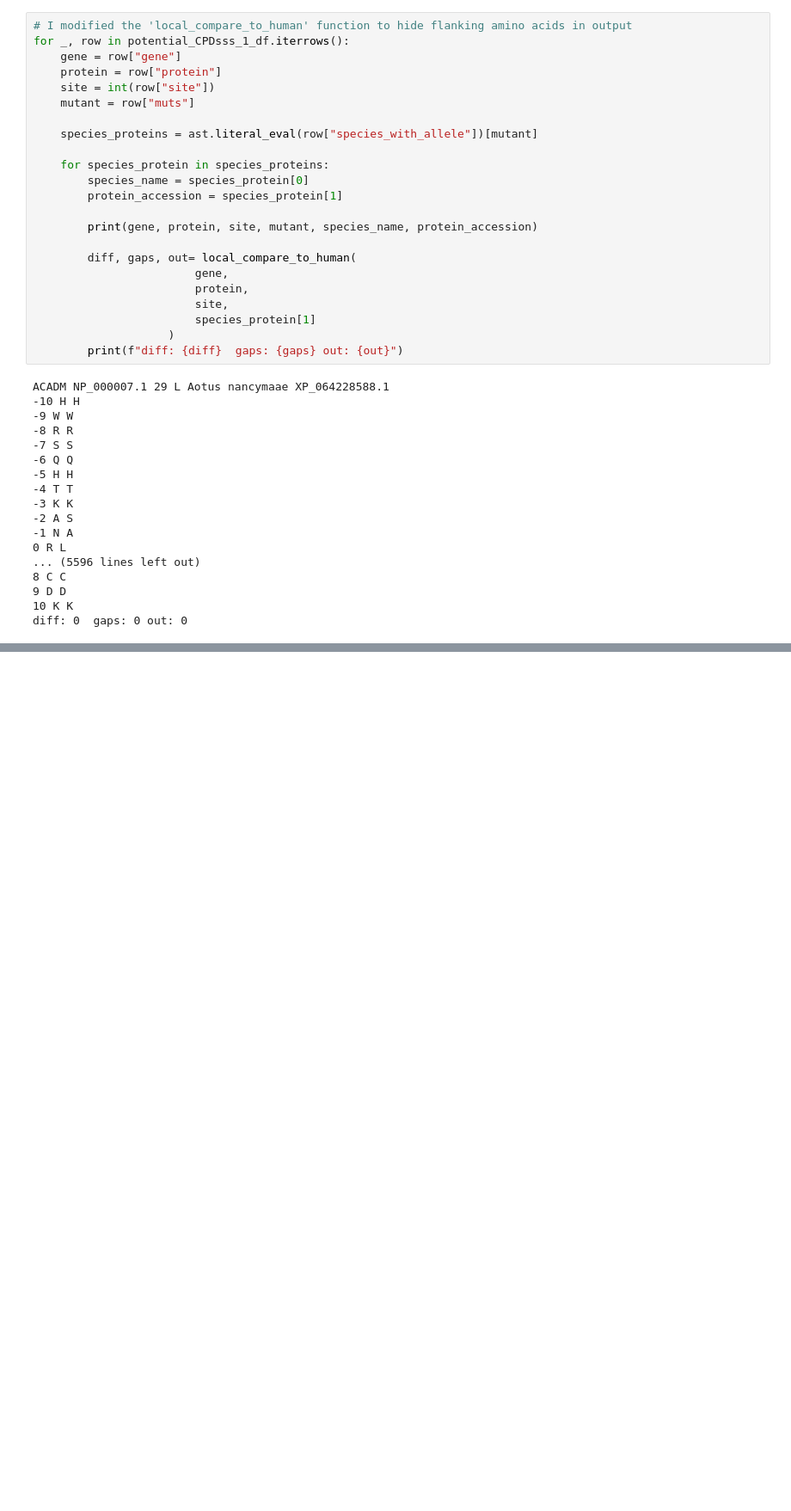
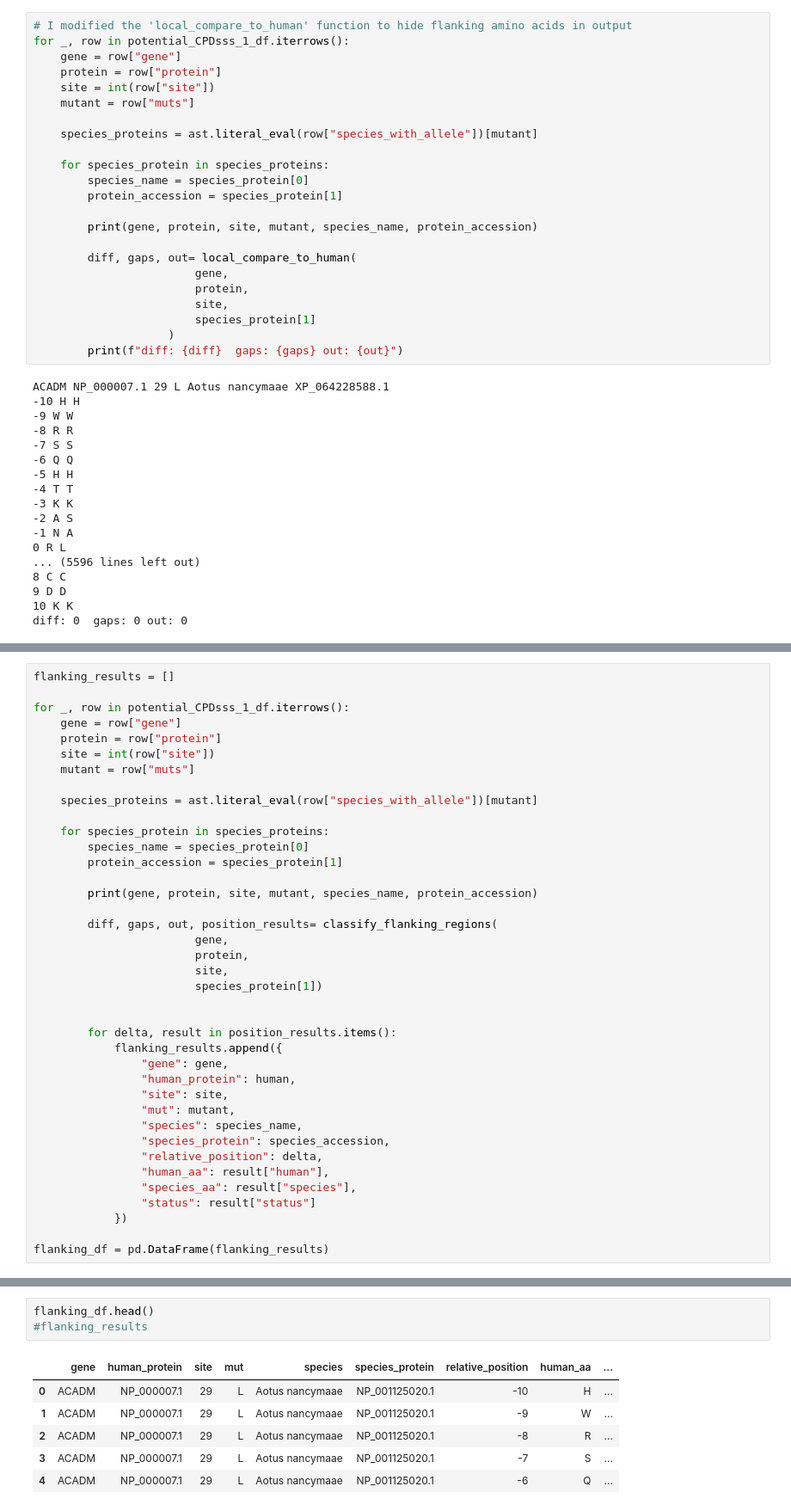
Before and after one commit to rbazev/kondrashov, a Jupyter notebook: Flanking_region_stat.ipynb, the cells around one changed output, grey strips where cells are left out. Shown at 86% size. Drawn from its saved outputs; the diff is of its cells as text; blank space fills up the shorter version.

```diff
--- a/Flanking_region_stat.ipynb
+++ b/Flanking_region_stat.ipynb
@@ -1371,0 +1436,39 @@ diff: 0  gaps: 0 out: 0
+# %%
+flanking_results = []
+
+for _, row in potential_CPDsss_1_df.iterrows():
+    gene = row["gene"]
+    protein = row["protein"]
+    site = int(row["site"])
+    mutant = row["muts"]
+
+    species_proteins = ast.literal_eval(row["species_with_allele"])[mutant]
+
+    for species_protein in species_proteins:
+        species_name = species_protein[0]
+        protein_accession = species_protein[1]
+
+        print(gene, protein, site, mutant, species_name, protein_accession)
+
+        diff, gaps, out, position_results= classify_flanking_regions(
+                        gene,
+                        protein,
+                        site,
+                        species_protein[1])
+
+
+        for delta, result in position_results.items():
+            flanking_results.append({
+                "gene": gene,
+                "human_protein": human,
+                "site": site,
+                "mut": mutant,
+                "species": species_name,
+                "species_protein": species_accession,
+                "relative_position": delta,
+                "human_aa": result["human"],
+                "species_aa": result["species"],
+                "status": result["status"]
+            })
+
+flanking_df = pd.DataFrame(flanking_results)
@@ -1371,0 +1493,10 @@ diff: 0  gaps: 0 out: 0
+# %%
+flanking_df.head()
+#flanking_results
+# %% [output]
+|  | gene | human_protein | site | mut | species | species_protein | relative_position | human_aa | ... |
+| 0 | ACADM | NP_000007.1 | 29 | L | Aotus nancymaae | NP_001125020.1 | -10 | H | ... |
+| 1 | ACADM | NP_000007.1 | 29 | L | Aotus nancymaae | NP_001125020.1 | -9 | W | ... |
+| 2 | ACADM | NP_000007.1 | 29 | L | Aotus nancymaae | NP_001125020.1 | -8 | R | ... |
+| 3 | ACADM | NP_000007.1 | 29 | L | Aotus nancymaae | NP_001125020.1 | -7 | S | ... |
+| 4 | ACADM | NP_000007.1 | 29 | L | Aotus nancymaae | NP_001125020.1 | -6 | Q | ... |
```
Also changed, not shown: parts of 6 cells of this notebook.
